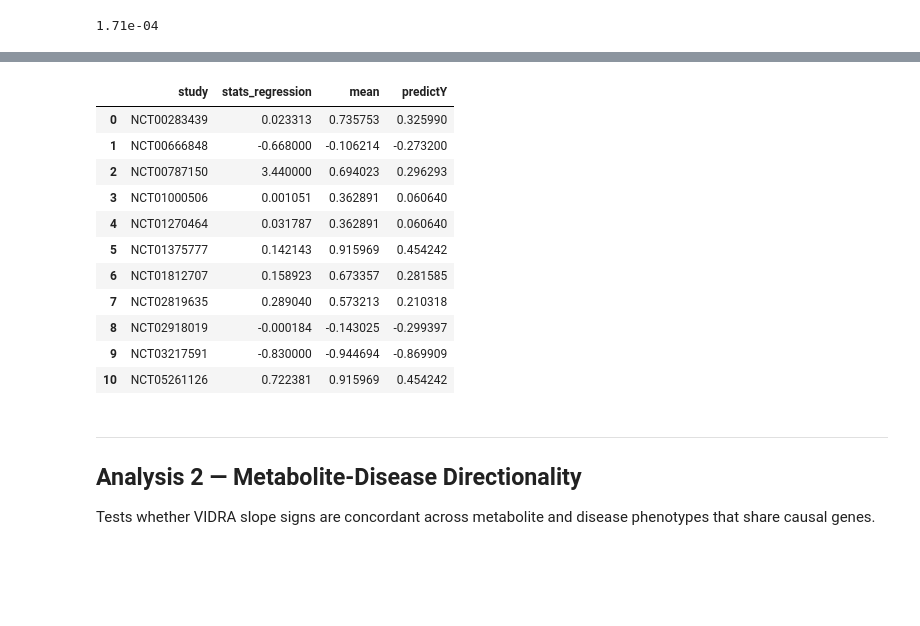
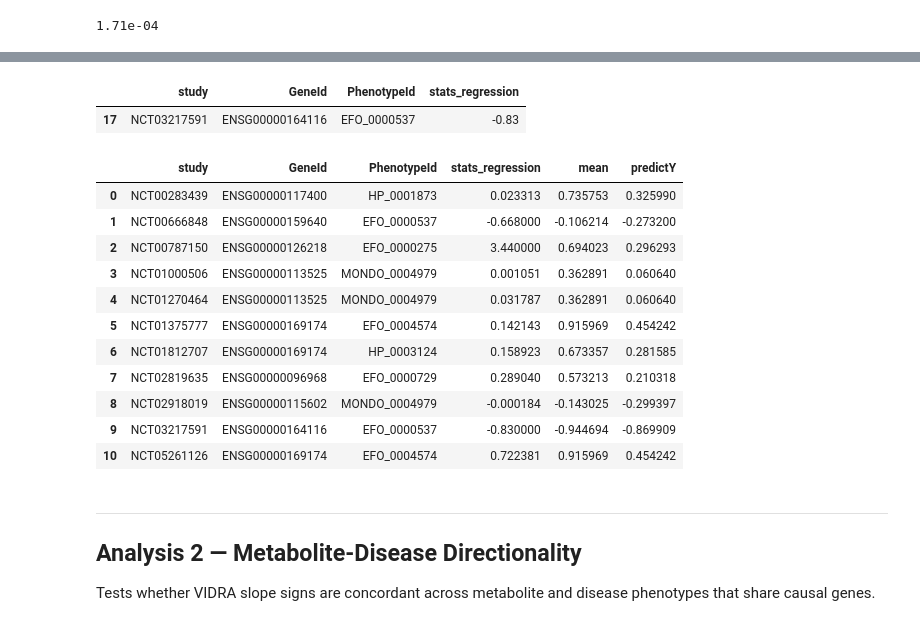
Before and after one commit to TrynkaLab/VIDRA, a Jupyter notebook: scripts/post_stat/post_analysis.ipynb, the cells around one changed output, grey strips where cells are left out. Cells and saved outputs as stored; diff of their text form; code cells hidden in the pictures; blank space fills up the shorter version.

```diff
--- a/scripts/post_stat/post_analysis.ipynb
+++ b/scripts/post_stat/post_analysis.ipynb
@@ -138,6 +134,11 @@ try:
         os.path.join(DATA_DIR, "mechanismOfAction"),
         recursive=True,
     )
+    local_diseases = _gsutil_cp(
+        f"{GCS_PREFIX}/raw_data/open_targets/diseases",
+        os.path.join(DATA_DIR, "diseases"),
+        recursive=True,
+    )
     local_ct_csv = _gsutil_cp(
         f"{GCS_PREFIX}/raw_data/ManuallyCurated_DoseResponseClinicalTrials.csv",
         os.path.join(DATA_DIR, "ManuallyCurated_DoseResponseClinicalTrials.csv"),
@@ -152,18 +153,6 @@ except RuntimeError as e:
         "Verify bucket access and authentication (for example, run 'gcloud auth login' and 'gcloud auth application-default login').\n"
         f"Root cause: {e}"
     ) from e
-
-# Optional files for Analysis 4 - skip gracefully if not yet uploaded
-local_cancer_csv = os.path.join(DATA_DIR, "cancer_phenotypes.csv")
-local_domain_csv = os.path.join(DATA_DIR, "group_EFO_by_therapeuthicaAreas.csv")
-for gcs, local in [
-    (f"{GCS_PREFIX}/raw_data/cancer_phenotypes.csv", local_cancer_csv),
-    (f"{GCS_PREFIX}/raw_data/group_EFO_by_therapeuthicaAreas.csv", local_domain_csv),
-]:
-    try:
-        _gsutil_cp(gcs, local)
-    except RuntimeError:
-        print(f"  [not found] {os.path.basename(local)} - Analysis 4 will be skipped")
 
 print("\nLoading VIDRA results from local cache...")
 vidra_raw = pd.read_parquet(local_vidra)
@@ -415,18 +392,25 @@ vidra_raw[
+# %%
+clinical_trials_slopes[
+    clinical_trials_slopes['GeneId'] == 'ENSG00000164116'
+]
+# %% [output]
+|  | study | GeneId | PhenotypeId | stats_regression |
+| 17 | NCT03217591 | ENSG00000164116 | EFO_0000537 | -0.83 |
 # %%
-merged_ct[["study", "stats_regression", "mean", "predictY"]]
+merged_ct[["study", "GeneId", "PhenotypeId", "stats_regression", "mean", "predictY"]]
 # %% [output]
-|  | study | stats_regression | mean | predictY |
-| 0 | NCT00283439 | 0.023313 | 0.735753 | 0.325990 |
-| 1 | NCT00666848 | -0.668000 | -0.106214 | -0.273200 |
-| 2 | NCT00787150 | 3.440000 | 0.694023 | 0.296293 |
-| 3 | NCT01000506 | 0.001051 | 0.362891 | 0.060640 |
-| 4 | NCT01270464 | 0.031787 | 0.362891 | 0.060640 |
-| 5 | NCT01375777 | 0.142143 | 0.915969 | 0.454242 |
-| 6 | NCT01812707 | 0.158923 | 0.673357 | 0.281585 |
-| 7 | NCT02819635 | 0.289040 | 0.573213 | 0.210318 |
-| 8 | NCT02918019 | -0.000184 | -0.143025 | -0.299397 |
-| 9 | NCT03217591 | -0.830000 | -0.944694 | -0.869909 |
-| 10 | NCT05261126 | 0.722381 | 0.915969 | 0.454242 |
+|  | study | GeneId | PhenotypeId | stats_regression | mean | predictY |
+| 0 | NCT00283439 | ENSG00000117400 | HP_0001873 | 0.023313 | 0.735753 | 0.325990 |
+| 1 | NCT00666848 | ENSG00000159640 | EFO_0000537 | -0.668000 | -0.106214 | -0.273200 |
+| 2 | NCT00787150 | ENSG00000126218 | EFO_0000275 | 3.440000 | 0.694023 | 0.296293 |
+| 3 | NCT01000506 | ENSG00000113525 | MONDO_0004979 | 0.001051 | 0.362891 | 0.060640 |
+| 4 | NCT01270464 | ENSG00000113525 | MONDO_0004979 | 0.031787 | 0.362891 | 0.060640 |
+| 5 | NCT01375777 | ENSG00000169174 | EFO_0004574 | 0.142143 | 0.915969 | 0.454242 |
+| 6 | NCT01812707 | ENSG00000169174 | HP_0003124 | 0.158923 | 0.673357 | 0.281585 |
+| 7 | NCT02819635 | ENSG00000096968 | EFO_0000729 | 0.289040 | 0.573213 | 0.210318 |
+| 8 | NCT02918019 | ENSG00000115602 | MONDO_0004979 | -0.000184 | -0.143025 | -0.299397 |
+| 9 | NCT03217591 | ENSG00000164116 | EFO_0000537 | -0.830000 | -0.944694 | -0.869909 |
+| 10 | NCT05261126 | ENSG00000169174 | EFO_0004574 | 0.722381 | 0.915969 | 0.454242 |
 # %% [markdown]
 ---
 
```
Also changed, not shown: parts of 33 cells of this notebook.
